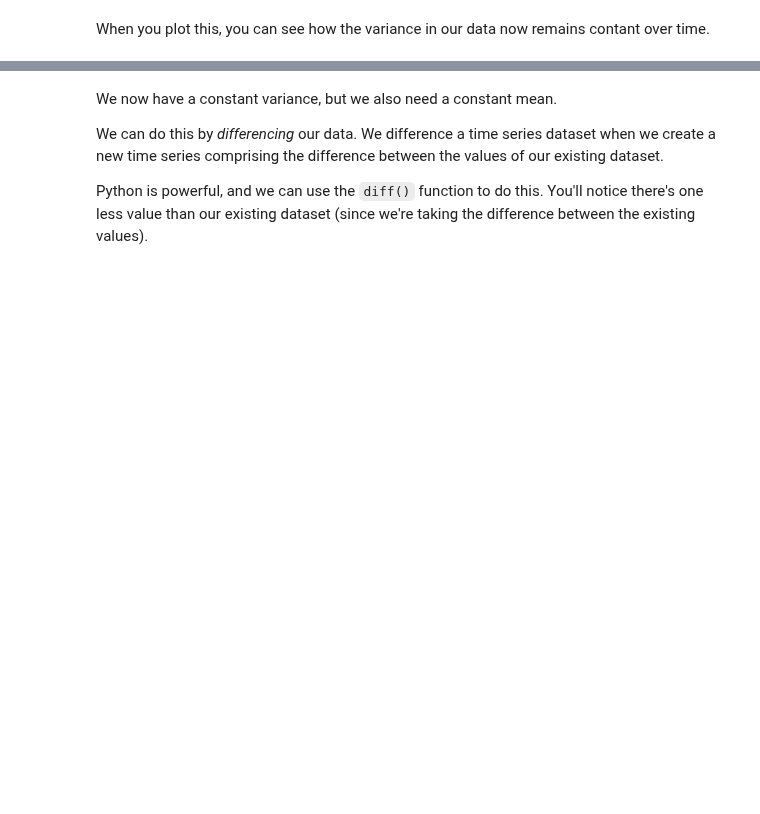
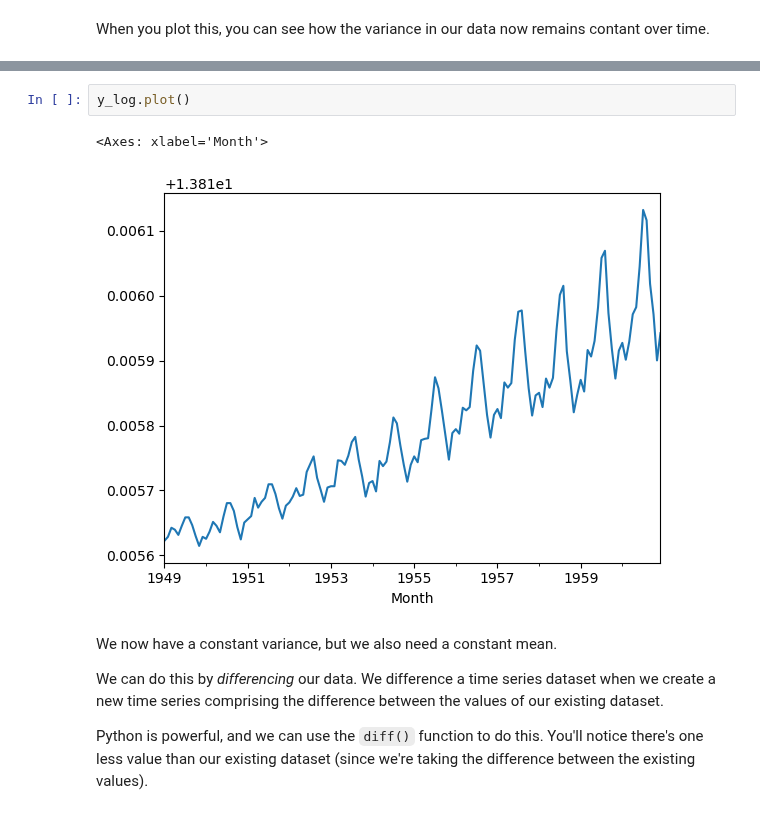
Before and after one commit to vanslykeaudio/SpringBoardDataScience, a Jupyter notebook: Cowboys&CigrettesCaseStudy/Cowboy Cigarettes Case Study - Tier 3.ipynb, the cells around one changed output, grey strips where cells are left out. Drawn from its saved outputs; the diff is of its cells as text; blank space fills up the shorter version.

```diff
--- a/Cowboys&CigrettesCaseStudy/Cowboy Cigarettes Case Study - Tier 3.ipynb
+++ b/Cowboys&CigrettesCaseStudy/Cowboy Cigarettes Case Study - Tier 3.ipynb
@@ -241,3 +268,8 @@ _ _ _
+# %%
+y_log.plot()
+# %% [output]
+<Axes: xlabel='Month'>
+[figure, added]
 # %% [markdown]
 We now have a constant variance, but we also need a constant mean.
 
```
Also changed, not shown: parts of 27 cells of this notebook.
